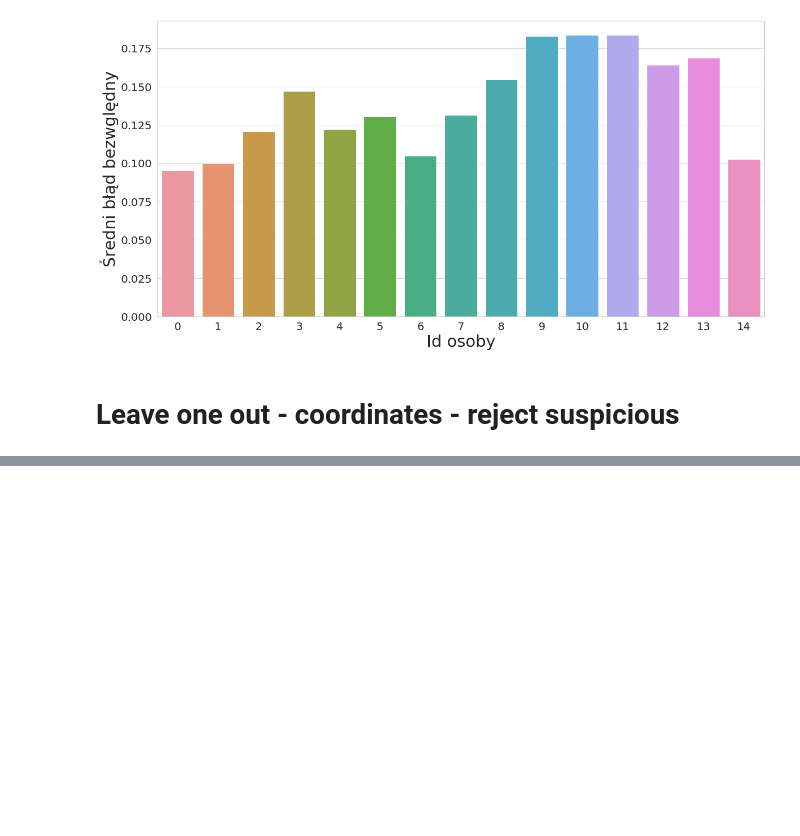
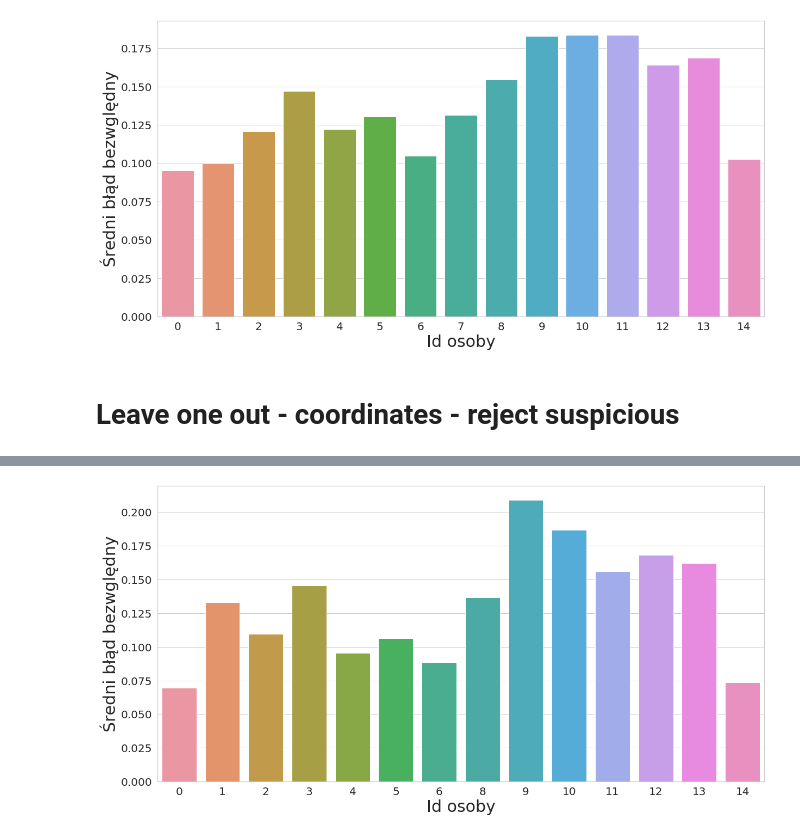
Before and after one commit to lukaszsus/gaze-estimation, a Jupyter notebook: notebooks/results_to_raport.ipynb, the cells around one changed output, grey strips where cells are left out. Saved outputs shown, nothing was run; the diff lists cells and outputs as text; code cells hidden in the pictures; blank space fills up the shorter version.

```diff
--- a/notebooks/results_to_raport.ipynb
+++ b/notebooks/results_to_raport.ipynb
@@ -674,0 +674,5 @@ bar_plot_leave_one_out(df_leave_one_out.iloc[:14, :], x_col="Id osoby",
+# %%
+experiments_file_path = os.path.join(PROJECT_PATH, "experiments_files",
+                                     "experiments-mpiigaze_both_landmarks_coords_full_reject_suspicious.pickle")
+with open(experiments_file_path, 'rb') as file:
+    df_results = pickle.load(file)
@@ -674,0 +691,18 @@ bar_plot_leave_one_out(df_leave_one_out.iloc[:14, :], x_col="Id osoby",
+# %%
+df_leave_one_out = df_results[["person_id", "test_mean_absolute_error", "test_mae_0", "test_mae_1"]]
+df_leave_one_out = df_leave_one_out.astype(
+    {"person_id": int, "test_mean_absolute_error": float,
+    "test_mae_0": float, "test_mae_1": float})
+df_mean = df_leave_one_out.mean()
+df_leave_one_out = df_leave_one_out.append(df_mean, ignore_index=True)
+df_leave_one_out = df_leave_one_out.round(
+    {"test_mean_absolute_error": 4,
+    "test_mae_0": 4, "test_mae_1": 4})
+df_leave_one_out = df_leave_one_out.astype(
+    {"person_id": int, "test_mean_absolute_error": float,
+    "test_mae_0": float, "test_mae_1": float})
+df_leave_one_out.iloc[14, 0] = "średnia"
+df_leave_one_out = df_leave_one_out.rename(
+    {"person_id": "Id osoby", "test_mean_absolute_error": "MAE",
+     "test_mae_0": "MAE w pionie",
+    "test_mae_1": "MAE w poziomie"}, axis=1)
@@ -674,0 +732,7 @@ bar_plot_leave_one_out(df_leave_one_out.iloc[:14, :], x_col="Id osoby",
+# %%
+bar_plot_leave_one_out(df_leave_one_out.iloc[:14, :], x_col="Id osoby",
+                        y_col="MAE",
+                        file_name='both_eyes_coords_leave_one_out_reject_suspicious_full.png',
+                      y_label="Średni błąd bezwględny")
+# %% [output]
+[figure, added]
```
Also changed, not shown: parts of 10 cells of this notebook, 13 other files.
